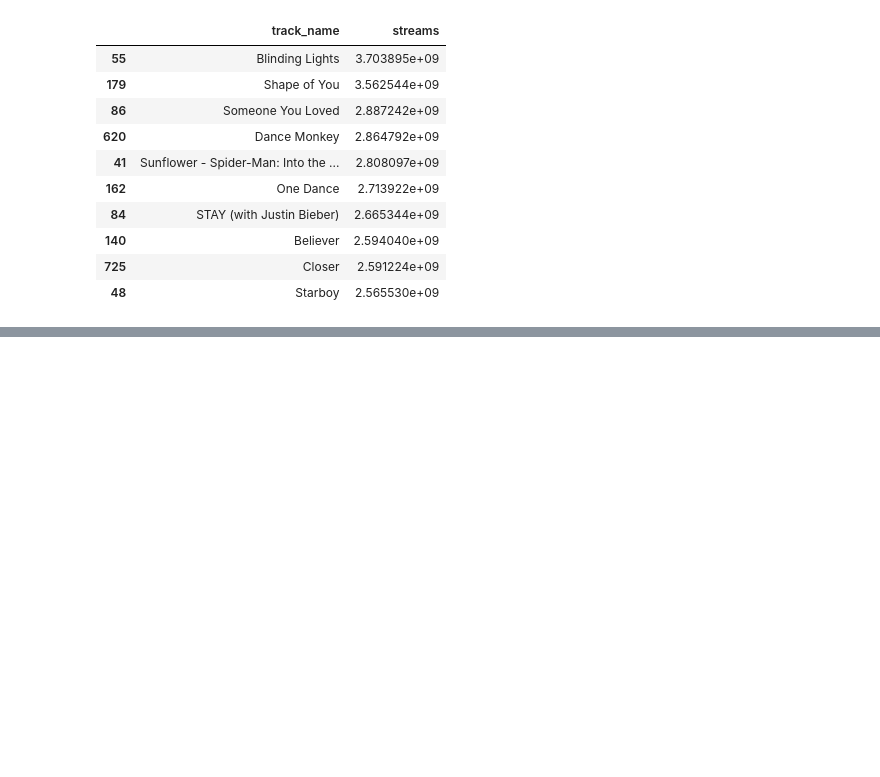
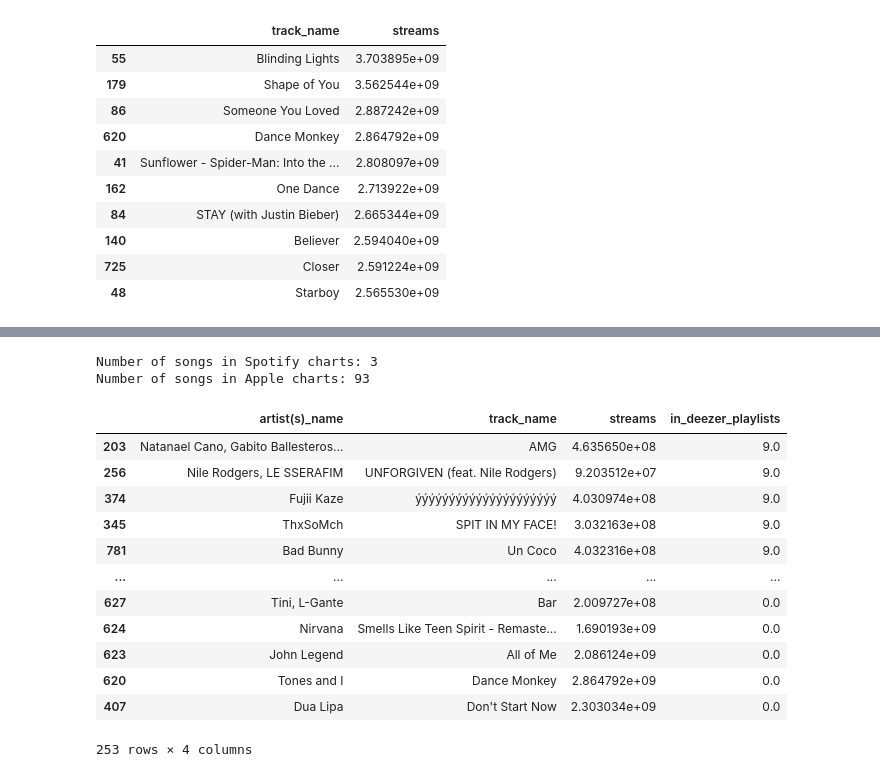
Before and after one commit to zizy2003/My-Projects, a Jupyter notebook: 2025_SpotifyMostStreamedSongs/project.ipynb, the cells around one changed output, grey strips where cells are left out. Drawn from its saved outputs; the diff is of its cells as text; code cells hidden in the pictures; blank space fills up the shorter version.

```diff
--- a/2025_SpotifyMostStreamedSongs/project.ipynb
+++ b/2025_SpotifyMostStreamedSongs/project.ipynb
@@ -274,0 +308,29 @@ df.sort_values(by='streams' , ascending = False).head(10)[['track_name' ,'stream
+# %%
+#Comparing the number of songs that hit spotify and apple charts
+spotify_songs = set(df['in_spotify_charts'])
+apple_songs = set(df['in_apple_charts'])
+common_songs = spotify_songs.intersection(apple_songs) #Finding a songs which appears in both sets
+songs_in_spotify_charts = df['in_spotify_charts'].nunique()
+songs_in_apple_charts = df['in_apple_charts'].nunique()
+print("Number of songs in Spotify charts:" , songs_in_spotify_charts - len(common_songs)) #Finding unique songs which appears only in Spotify charts
+print("Number of songs in Apple charts:" , songs_in_apple_charts - len(common_songs)) #Finding unique songs which appears only in Apple charts
+# %% [output]
+Number of songs in Spotify charts: 3
+Number of songs in Apple charts: 93
+# %%
+#Checking what songs were in deezer playlists less than 10 times
+df[df['in_deezer_playlists'] < 10][['artist(s)_name' , 'track_name' , 'streams' , 'in_deezer_playlists']].sort_values(by='in_deezer_playlists' , ascending=False)
+# %% [output]
+|  | artist(s)_name | track_name | streams | in_deezer_playlists |
+| 203 | Natanael Cano, Gabito Ballesteros... | AMG | 4.635650e+08 | 9.0 |
+| 256 | Nile Rodgers, LE SSERAFIM | UNFORGIVEN (feat. Nile Rodgers) | 9.203512e+07 | 9.0 |
+| 374 | Fujii Kaze | ýýýýýýýýýýýýýýýýýýýýý | 4.030974e+08 | 9.0 |
+| 345 | ThxSoMch | SPIT IN MY FACE! | 3.032163e+08 | 9.0 |
+| 781 | Bad Bunny | Un Coco | 4.032316e+08 | 9.0 |
+| ... | ... | ... | ... | ... |
+| 627 | Tini, L-Gante | Bar | 2.009727e+08 | 0.0 |
+| 624 | Nirvana | Smells Like Teen Spirit - Remaste... | 1.690193e+09 | 0.0 |
+| 623 | John Legend | All of Me | 2.086124e+09 | 0.0 |
+| 620 | Tones and I | Dance Monkey | 2.864792e+09 | 0.0 |
+| 407 | Dua Lipa | Don't Start Now | 2.303034e+09 | 0.0 |
+253 rows × 4 columns
```
Also changed, not shown: parts of 16 cells of this notebook, 1 other file.
